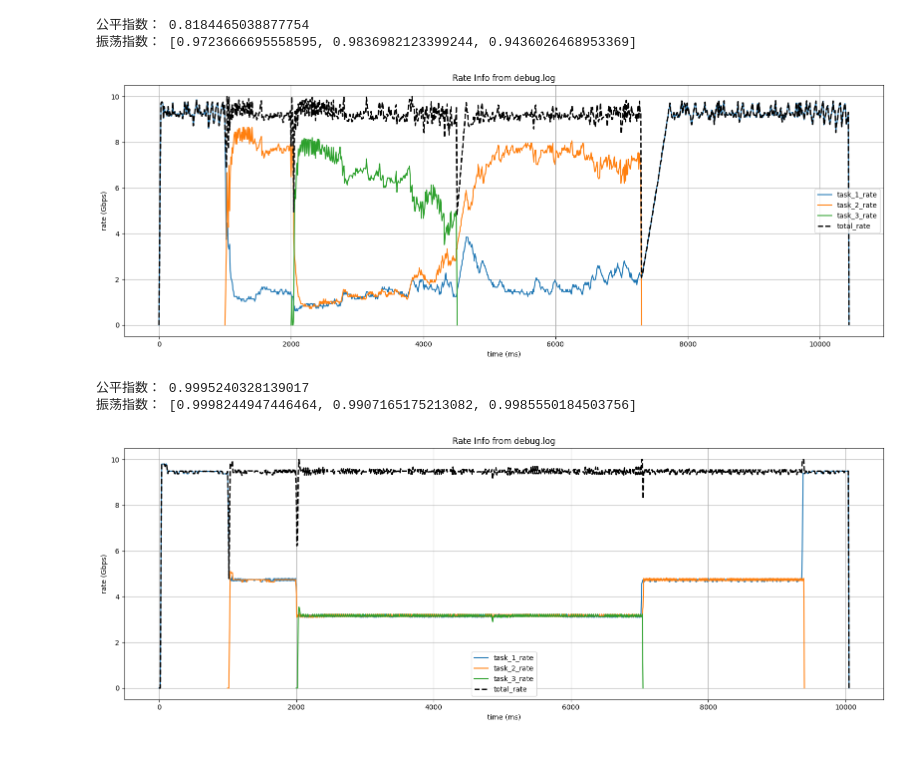
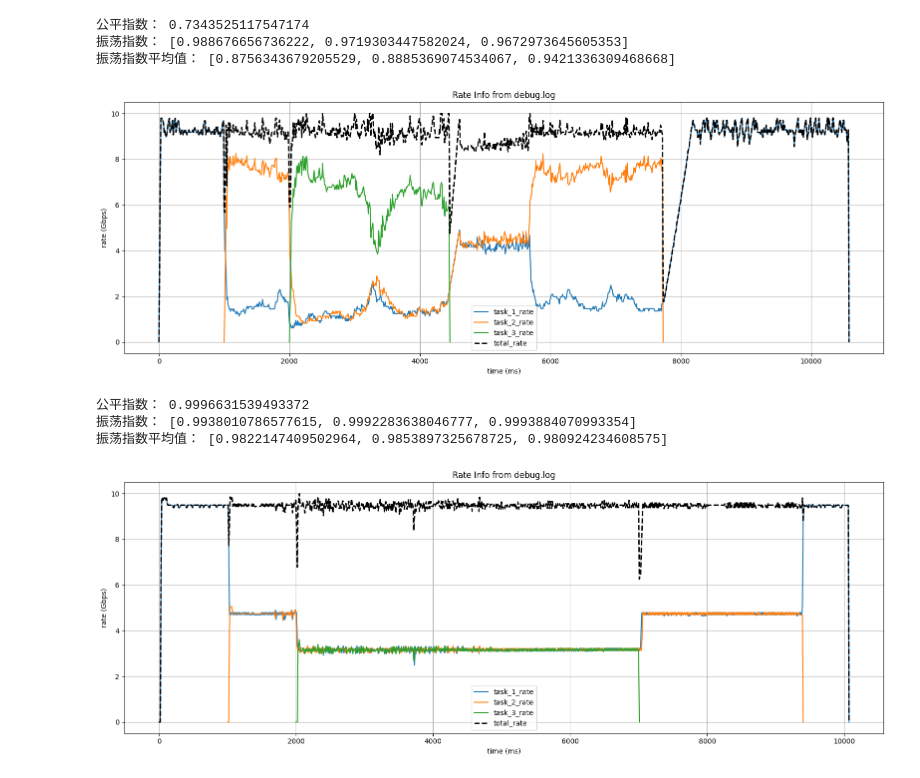
Before and after one commit to Miao-er/fileTransferCmd, a Jupyter notebook: plot.ipynb, the cells around one changed output. Drawn from its saved outputs; the diff is of its cells as text; code cells hidden in the pictures.

```diff
--- a/plot.ipynb
+++ b/plot.ipynb
@@ -73,7 +73,8 @@ def cacu_fair_factor(log_path):
                             sq_sum += elem * elem
                             count += 1
                     f = sum_sq * sum_sq / sq_sum / count
-                    fair_arr.append(f)
+                    if count > 1:
+                        fair_arr.append(f)
             except Exception as e:
                 continue
     print("公平指数：",sum(fair_arr) / len(fair_arr))
@@ -97,6 +98,7 @@ def cacu_oscillation_factor(log_path, w:int = 10):
     times = []
     slide_windows = [[],[],[]]
     osci = [None, None, None]
+    oscis = [[],[],[]]
     with open(log_path, 'r') as f:
         for line in f:
             try:
@@ -112,32 +114,39 @@ def cacu_oscillation_factor(log_path, w:int = 10):
                             if len(slide_windows[i]) >= w:
                                 slide_windows[i].pop(0)
                             slide_windows[i].append(elem)
+                            if(len(slide_windows[i]) < w):
+                                continue
                             ref = find_median(slide_windows[i])
                             mad = diff_abs(slide_windows[i], ref)
+                            # print(f"task_{i+1}_rate: {elem}, ref: {ref}, mad: {mad}, result: {1 - mad / max(1e-6, ref)}")
                             if osci[i] is None:
                                 osci[i] = 1 - mad /max(1e-6, ref)
                             else:
-                                osci[i] = 0.5 * osci[i] + 0.5 * (1 - mad / max(1e-6, ref))
+                                osci[i] = 0.1 * osci[i] + 0.9 * (1 - mad / max(1e-6, ref))
+                            oscis[i].append(osci[i])
                             # print(f"task_{i+1}_oscillation: {osci[i]:.4f}")
             except Exception as e:
                 continue
     print("振荡指数：", osci)
+    print("振荡指数平均值：", [sum(oscis[i]) / len(oscis[i]) if oscis[i] else 0 for i in range(3)])
 # 用法
 # %%
 #DOWN
-cacu_fair_factor('debug.log')
-cacu_oscillation_factor('debug.log', 10)
-plot_debug_log('debug.log')
+cacu_fair_factor('rate_dcqcn.log')
+cacu_oscillation_factor('rate_dcqcn.log', 100)
+plot_debug_log('rate_dcqcn.log')
 # %% [output]
-公平指数： 0.8184465038877754
-振荡指数： [0.9723666695558595, 0.9836982123399244, 0.9436026468953369]
+公平指数： 0.7343525117547174
+振荡指数： [0.988676656736222, 0.9719303447582024, 0.9672973645605353]
+振荡指数平均值： [0.8756343679205529, 0.8885369074534067, 0.9421336309468668]
-[figure, old version]
+[figure, new version]
 # %%
 #UP
-cacu_fair_factor('debug.log')
-cacu_oscillation_factor('debug.log', 10)
-plot_debug_log('debug.log')
+cacu_fair_factor('rate.log')
+cacu_oscillation_factor('rate.log', 100)
+plot_debug_log('rate.log')
 # %% [output]
-公平指数： 0.9995240328139017
-振荡指数： [0.9998244947446464, 0.9907165175213082, 0.9985550184503756]
+公平指数： 0.9996631539493372
+振荡指数： [0.9938010786577615, 0.9992283638046777, 0.9993884070993354]
+振荡指数平均值： [0.9822147409502964, 0.9853897325678725, 0.980924234608575]
-[figure, old version]
+[figure, new version]
```
Also changed, not shown: 4 other files.
